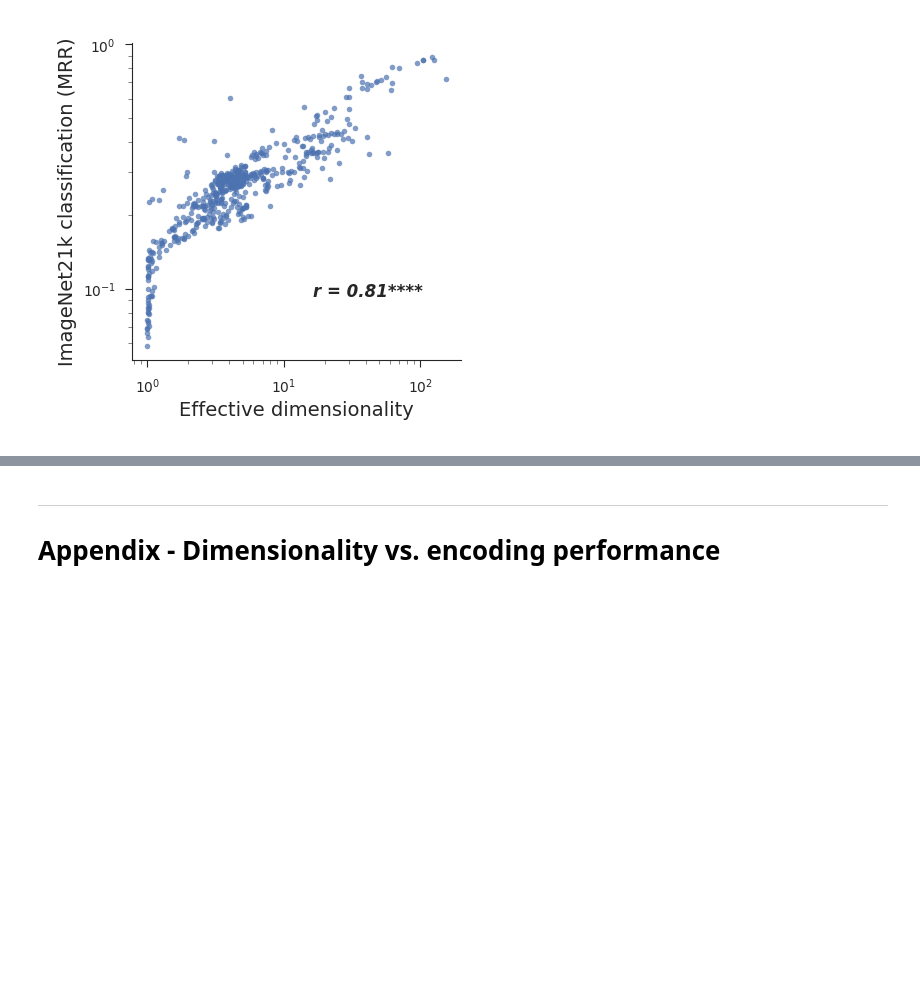
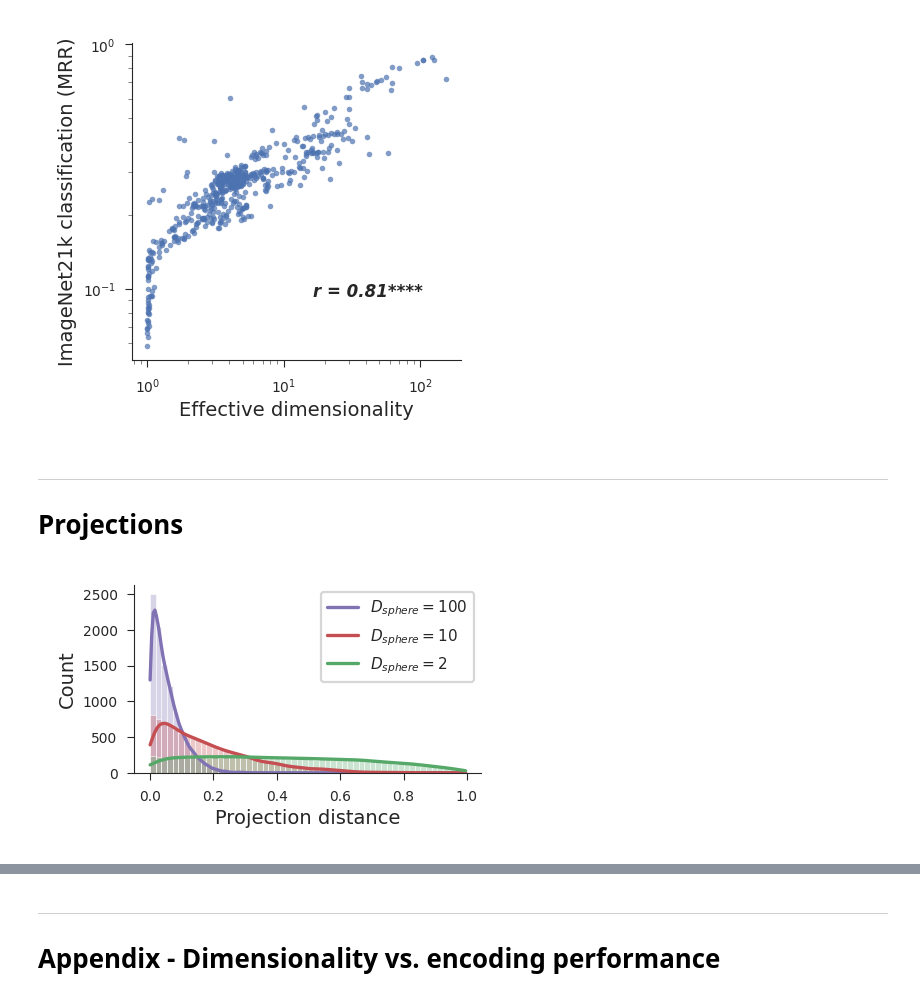
Before and after one commit to EricElmoznino/encoder_dimensionality, a Jupyter notebook: figures/manuscript/results.ipynb, the cells around one changed output, grey strips where cells are left out. Drawn from its saved outputs; the diff is of its cells as text; code cells hidden in the pictures; blank space fills up the shorter version.

Commit message:
- Created figures for projections experiment

```diff
--- a/figures/manuscript/results.ipynb
+++ b/figures/manuscript/results.ipynb
@@ -267,3 +273,48 @@ plt.savefig('saved/results_classification-plot.png', dpi=300)
 plt.show()
 # %% [output]
 [figure]
+# %% [markdown]
+---
+# Projections
+# %%
+def get_samples(d, n, dist='ball'):
+    assert dist in ['ball', 'gaussian']
+    samples = np.random.multivariate_normal(mean=np.zeros(d), cov=np.eye(d), size=n)
+    if dist == 'ball':
+        samples = samples / np.linalg.norm(samples, axis=1, keepdims=True)
+        radii = np.random.random(size=(n, 1)) ** 0.5
+        samples = samples * radii
+    return samples
+
+ds = [2, 10, 100]
+n_samples = 10000
+dist = 'ball'
+
+if os.path.exists('data/projections_depiction.csv'):
+    data = pd.read_csv('data/projections_depiction.csv')
+else:
+    np.random.seed(27)
+    data = []
+    for d in ds:
+        samples = get_samples(d, n_samples, dist)
+        projs = np.abs(samples[:, 0])    # Projection along unit vector (1, 0, 0, ...)
+        for proj in projs:
+            data.append({'projection': proj, 'dimensionality': d})
+    data = pd.DataFrame(data)
+    data.to_csv('data/projections_depiction.csv', index=False)
+
+fig, ax = plt.subplots(figsize=(2.2, 1.3))
+
+sns.histplot(data=data, x='projection', hue='dimensionality',
+             alpha=0.3, palette=sns.color_palette()[2:5],
+             kde=True, ax=ax)
+ax.set(xlabel='Projection distance')
+
+ax.legend(labels=[r'$D_{sphere} = 100$',
+                  r'$D_{sphere} = 10$',
+                  r'$D_{sphere} = 2$'])
+
+plt.savefig('saved/results_projections-theoretical.png', dpi=300)
+plt.show()
+# %% [output]
+[figure, added]
```
Also changed, not shown: parts of 9 cells of this notebook, 13 other files.
